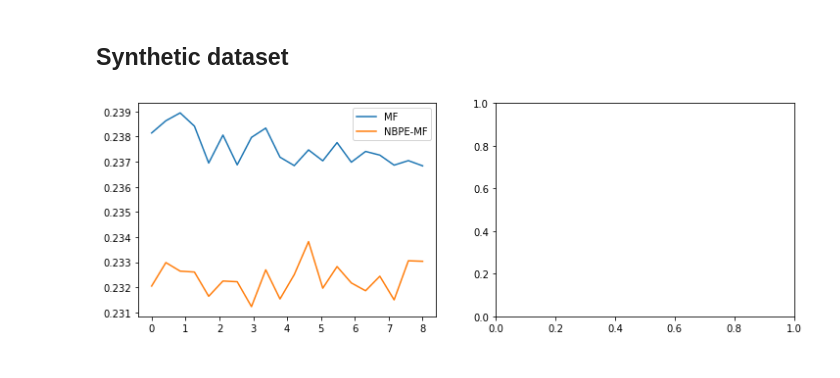
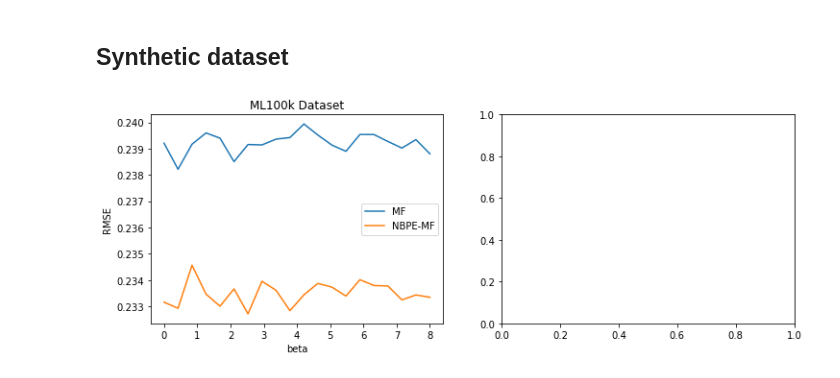
Before and after one commit to fengyuli-dev/debias-recommender, a Jupyter notebook: experiment.ipynb, the cells around one changed output. Saved outputs shown, nothing was run; the diff lists cells and outputs as text; code cells hidden in the pictures.

```diff
--- a/experiment.ipynb
+++ b/experiment.ipynb
@@ -370,17 +391,17 @@ fig.savefig('images/1b.png', dpi=300)
 # %% [markdown]
 ## ml-100k dataset
 # %%
-beta = np.linspace(0, 8, 20)
-p = [0] * 20
-results_better = [0] * 20
-results = [0] * 20
+beta = np.linspace(0, 8, 4)
+p = [0] * 4
+results_better = [0] * 4
+results = [0] * 4
 
-for it in range(10):
+for it in range(1):
     truth = generate_ground_truth_matrix((500, 500), environment='ml-100k-v1')
     users, items, ratings, P, R, R_no_noise = ground_truth_matrix_to_dataset(
         truth, quantization='onetofive', bias='full underlying', beta=5)
     train_df = to_dataframe(ratings)
-    for i in range(20):
+    for i in range(4):
         p[i] = masked_nb_propensity_estimation(truth, ratings, P.shape, beta[i])
     reader = Reader(rating_scale=(0, 1))
     data = Dataset.load_from_df(
@@ -389,13 +410,13 @@ for it in range(10):
     test_df = generate_test_dataframe(R_no_noise)
     testset = Dataset.load_from_df(
         test_df[['userID', 'itemID', 'rating']], reader).build_full_trainset().build_testset()
-    for i in range(20):
-        algo_better = PropensitySVD(p[i], n_epochs=2)
-        algo = SVD(n_epochs=2)
+    for i in range(4):
+        algo_better = PropensitySVD(p[i], n_epochs=20)
+        algo = SVD(n_epochs=20)
         algo_better.fit(trainset)
         algo.fit(trainset)
         results_better[i] += accuracy.rmse(algo_better.test(testset))
         results[i] += accuracy.rmse(algo.test(testset))
-results_better = np.array(results_better) / 10
-results = np.array(results) / 10
+results_better = np.array(results_better) / 1
+results = np.array(results) / 1
 # %% [output]
@@ -434,14 +459,14 @@ results_synthetic = np.array(results) / 10
 # %%
 fig, axs = plt.subplots(1, 2, figsize=(12, 4))
 axs[0].plot(beta, results, label='MF')
 axs[0].plot(beta, results_better, label='NBPE-MF')
 axs[0].legend()
 axs[0].set(xlabel='beta', ylabel='RMSE', title='ML100k Dataset')
-axs[1].plot(beta, results_synthetic, label='MF')
-axs[1].plot(beta, results_better_synthetic, label='NBPE-MF')
-axs[1].legend()
-axs[1].set(xlabel='beta', ylabel='RMSE', title='Latent Factors Dataset')
+# axs[1].plot(beta, results_synthetic, label='MF')
+# axs[1].plot(beta, results_better_synthetic, label='NBPE-MF')
+# axs[1].legend()
+# axs[1].set(xlabel='beta', ylabel='RMSE', title='Latent Factors Dataset')
 fig.show()
 fig.savefig('images/2.png', dpi=300)
 # %% [output]
-[figure, old version]
+[figure, new version]
```
Also changed, not shown: parts of 5 cells of this notebook, 8 other files.
